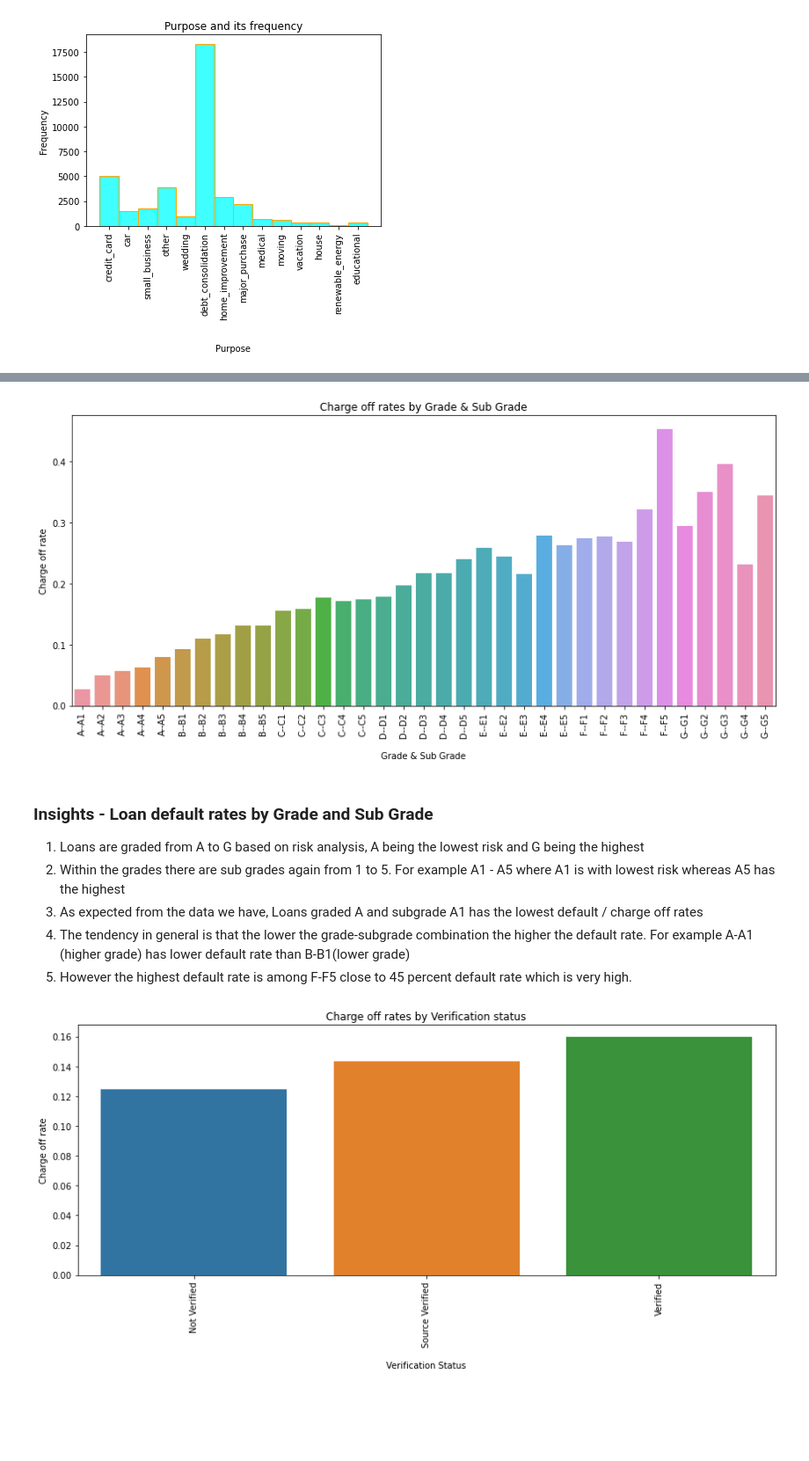
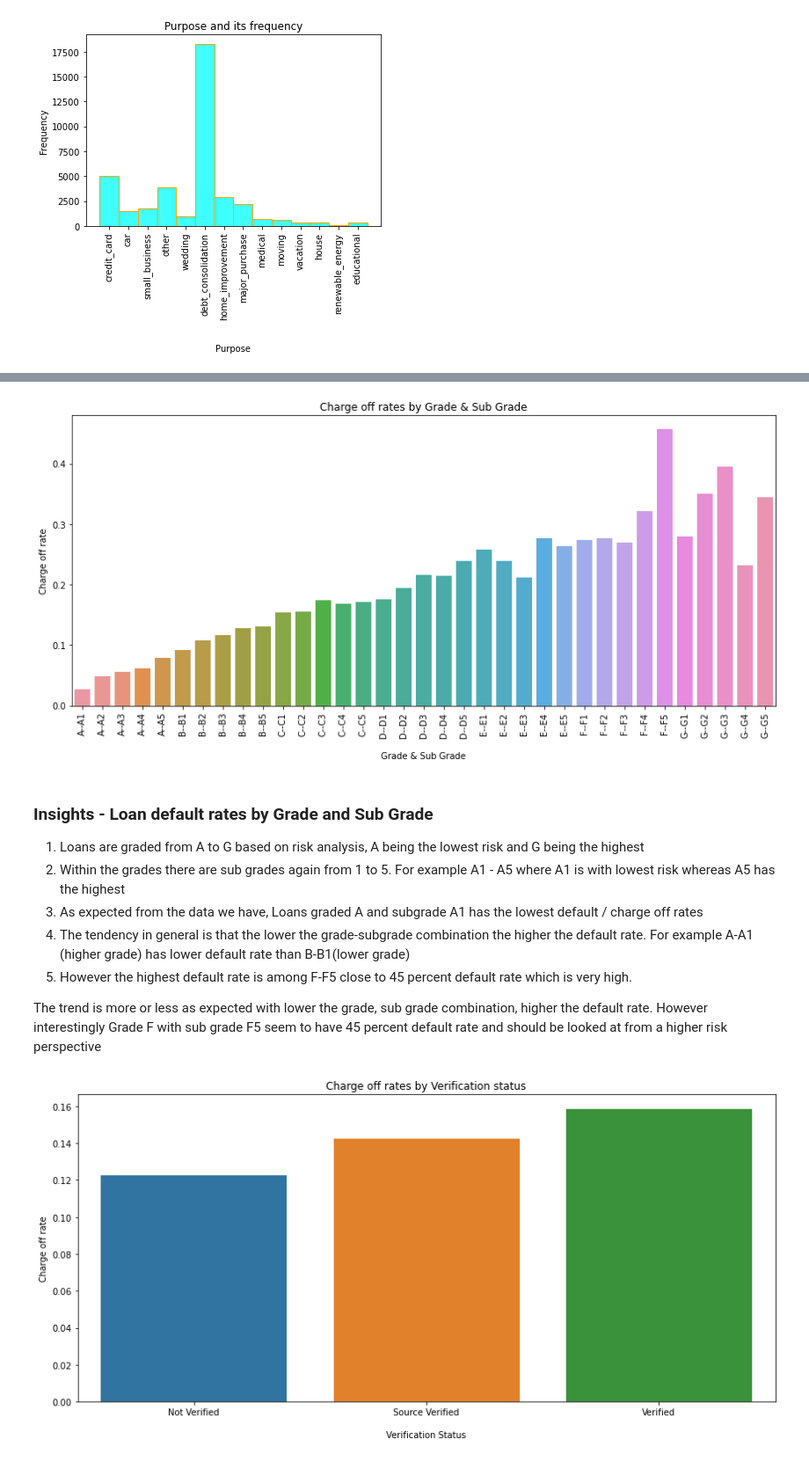
Before and after one commit to ranju1729/lending_club_case_study, a Jupyter notebook: Lending_Club_Case_Study.ipynb, the cells around one changed output, grey strips where cells are left out. Shown at 88% size. Saved outputs shown, nothing was run; the diff lists cells and outputs as text; code cells hidden in the pictures; blank space fills up the shorter version.

```diff
--- a/Lending_Club_Case_Study.ipynb
+++ b/Lending_Club_Case_Study.ipynb
@@ -228,3 +235,18 @@ list(zip(null_columns.index, null_columns))
+# %%
+# extract first three numerical number from zip code
+lending_df['zip_code'] = lending_df['zip_code'].apply(lambda x: x[:3])
+lending_df['zip_code'] = lending_df['zip_code'].apply(lambda x: int(x))
+# %%
+#add a new column earliest_cr_year by extracting year part from earliest_cr_line
+lending_df['earliest_cr_year']=lending_df['earliest_cr_line'].apply(lambda x : '20'+x[-2:] if int(x[-2:]) <10 else '19'+x[-2:])
+lending_df['earliest_cr_year'] = lending_df['earliest_cr_year'].apply(lambda x: int(x))
+# %%
+#remove '%' symbol from revol_util and converting to float
+lending_df['revol_util'] = lending_df['revol_util'].apply(lambda x: str(x).replace('%', ''))
+lending_df['revol_util'] = lending_df['revol_util'].apply(lambda x: float(x))
+# %%
+# Remove outliers from annual_inc columns
+lending_df=lending_df[lending_df['annual_inc'] <= 1000000]
 # %%
 # will keep the rest of the data as is
 # %%
@@ -316,7 +345,7 @@ charge_off_rt = grade_df.groupby(['grade', 'sub_grade']).apply(lambda x:(x['loan
 
 # plot
 plt.figure(figsize=(12,6))
-sns.barplot(charge_off_rt.index, charge_off_rt['charge off rate'])
+sns.barplot(x=charge_off_rt.index, y=charge_off_rt['charge off rate'])
 plt.xlabel('\nGrade & Sub Grade')
 plt.ylabel('Charge off rate')
 plt.title('Charge off rates by Grade & Sub Grade')
@@ -324,7 +353,7 @@ plt.xticks(charge_off_rt.index, charge_off_rt['grade'] + '--' + charge_off_rt['s
 plt.tight_layout()
 plt.show()
 # %% [output]
-[figure, old version]
+[figure, new version]
 # %% [markdown]
 ### Insights - Loan default rates by Grade and Sub Grade
 1) Loans are graded from A to G based on risk analysis, A being the lowest risk and G being the highest
@@ -332,24 +361,27 @@ plt.show()
 3) As expected from the data we have, Loans graded A and subgrade A1 has the lowest default / charge off rates
 4) The tendency in general is that the lower the grade-subgrade combination the higher the default rate. For example A-A1 (higher grade) has lower default rate than B-B1(lower grade)
 5) However the highest default rate is among F-F5 close to 45 percent default rate which is very high.
+
+
+The trend is more or less as expected with lower the grade, sub grade combination, higher the default rate. However interestingly Grade F with sub grade F5 seem to have 45 percent default rate and should be looked at from a higher risk perspective
 # %%
 # impact of verification status
 verification_df = lending_df[['verification_status', 'loan_status']]
 
 # get default rate based on verification status
 charge_off_rt = verification_df.groupby('verification_status').apply(lambda x:(x['loan_status'] == 'Charged Off').mean()).reset_index(name='charge off rate')
 
 # plot
 plt.figure(figsize=(12,6))
-sns.barplot(charge_off_rt.index, charge_off_rt['charge off rate'])
+sns.barplot(x=charge_off_rt.index, y=charge_off_rt['charge off rate'])
 plt.xlabel('\nVerification Status')
 plt.ylabel('Charge off rate')
 plt.title('Charge off rates by Verification status')
-plt.xticks(charge_off_rt.index, charge_off_rt['verification_status'], rotation=90)
+plt.xticks(charge_off_rt.index, charge_off_rt['verification_status'])
 plt.tight_layout()
 plt.show()
 # %% [output]
-[figure, old version]
+[figure, new version]
 # %% [markdown]
 ### Insights - Loan default rates by verification status
 1) Verification status tells us if the income of the borrower is verified either by lending club or if the income source was verified or not verified at all.
```
Also changed, not shown: parts of 40 cells of this notebook.
